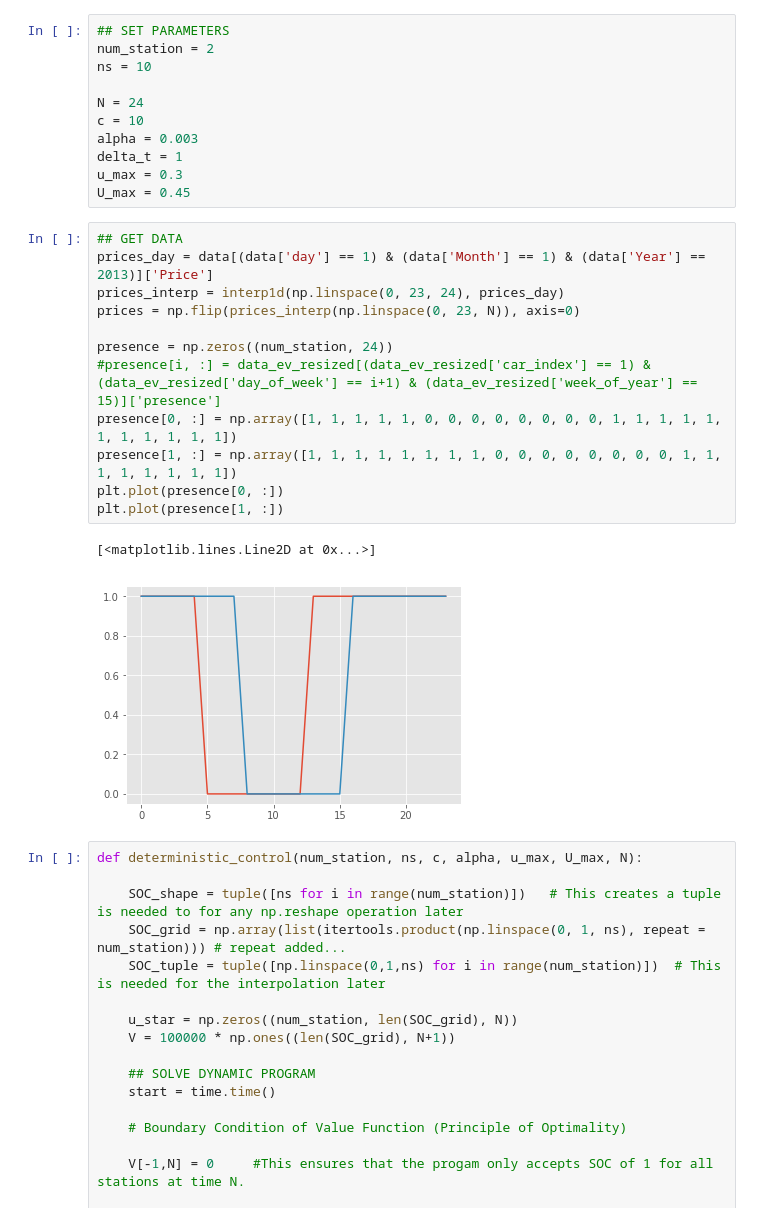
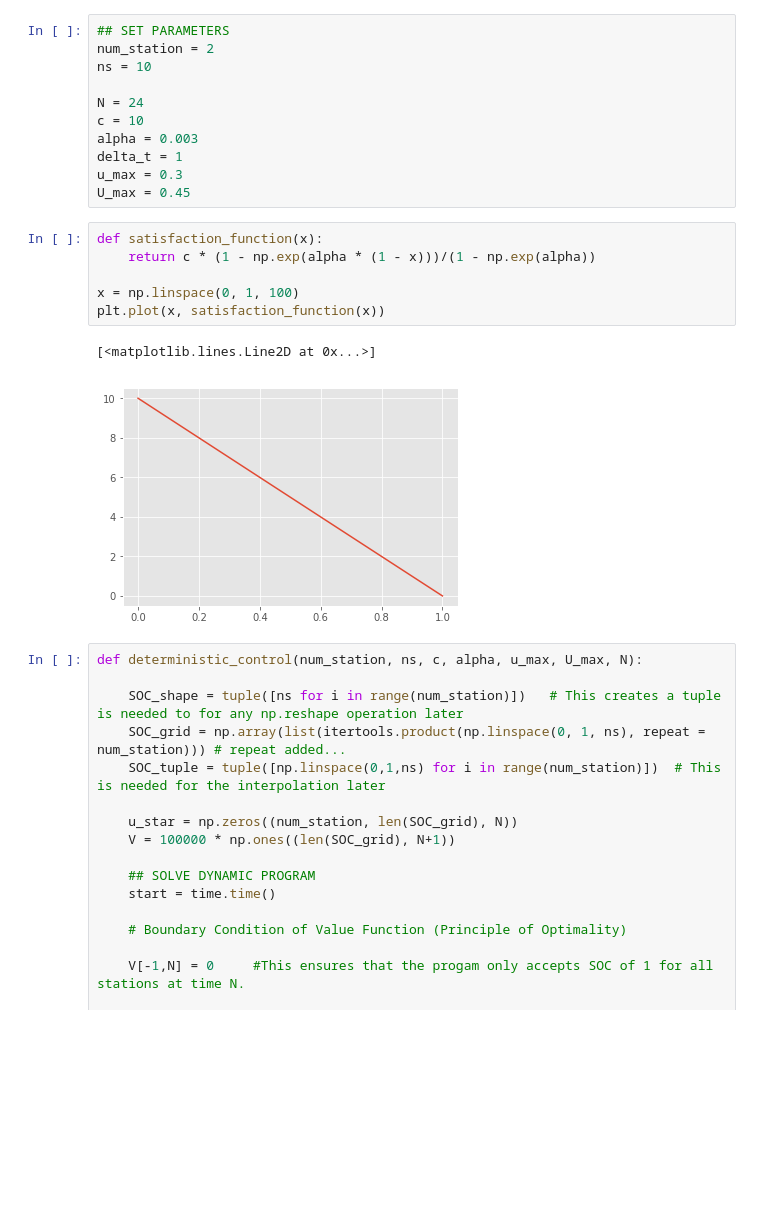
Before and after one commit to mathildebadoual/ev_controller, a Jupyter notebook: ev_controller/ev_controller_mdp_montecarlo.ipynb, the cells around one changed output. Drawn from its saved outputs; the diff is of its cells as text; blank space fills up the shorter version.

```diff
--- a/ev_controller/ev_controller_mdp_montecarlo.ipynb
+++ b/ev_controller/ev_controller_mdp_montecarlo.ipynb
@@ -167,21 +134,15 @@ alpha = 0.003
 delta_t = 1
 u_max = 0.3
 U_max = 0.45
-# %%
-## GET DATA
-prices_day = data[(data['day'] == 1) & (data['Month'] == 1) & (data['Year'] == 2013)]['Price']
-prices_interp = interp1d(np.linspace(0, 23, 24), prices_day)
-prices = np.flip(prices_interp(np.linspace(0, 23, N)), axis=0)
-
-presence = np.zeros((num_station, 24))
-#presence[i, :] = data_ev_resized[(data_ev_resized['car_index'] == 1) & (data_ev_resized['day_of_week'] == i+1) & (data_ev_resized['week_of_year'] == 15)]['presence']
-presence[0, :] = np.array([1, 1, 1, 1, 1, 0, 0, 0, 0, 0, 0, 0, 0, 1, 1, 1, 1, 1, 1, 1, 1, 1, 1, 1])
-presence[1, :] = np.array([1, 1, 1, 1, 1, 1, 1, 1, 0, 0, 0, 0, 0, 0, 0, 0, 1, 1, 1, 1, 1, 1, 1, 1])
-plt.plot(presence[0, :])
-plt.plot(presence[1, :])
-# %% [output]
-[<matplotlib.lines.Line2D at 0x...>]
-[figure, removed]
+# %%
+def satisfaction_function(x):
+    return c * (1 - np.exp(alpha * (1 - x)))/(1 - np.exp(alpha))
+
+x = np.linspace(0, 1, 100)
+plt.plot(x, satisfaction_function(x))
+# %% [output]
+[<matplotlib.lines.Line2D at 0x...>]
+[figure, added]
 # %%
 def deterministic_control(num_station, ns, c, alpha, u_max, U_max, N):
 
```
Also changed, not shown: parts of 22 cells of this notebook.
